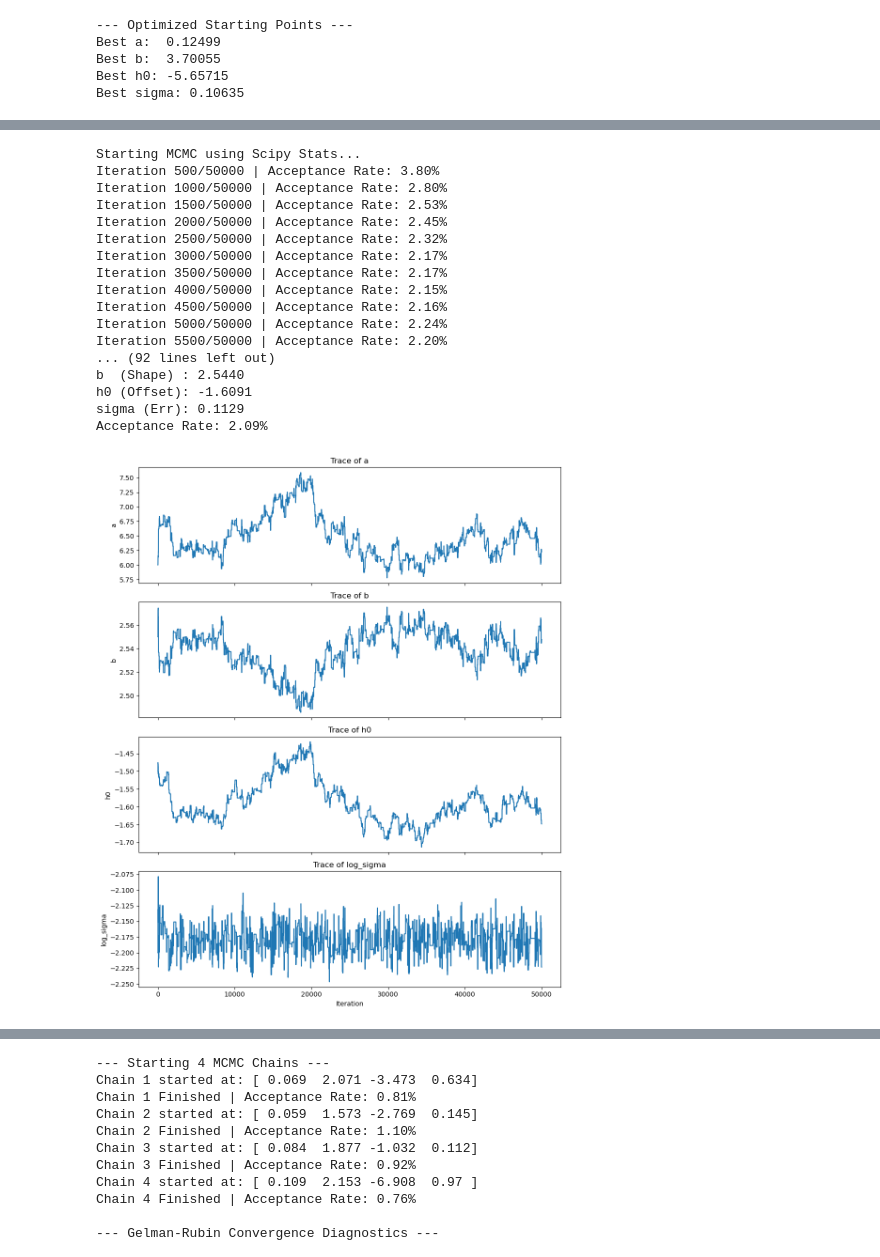
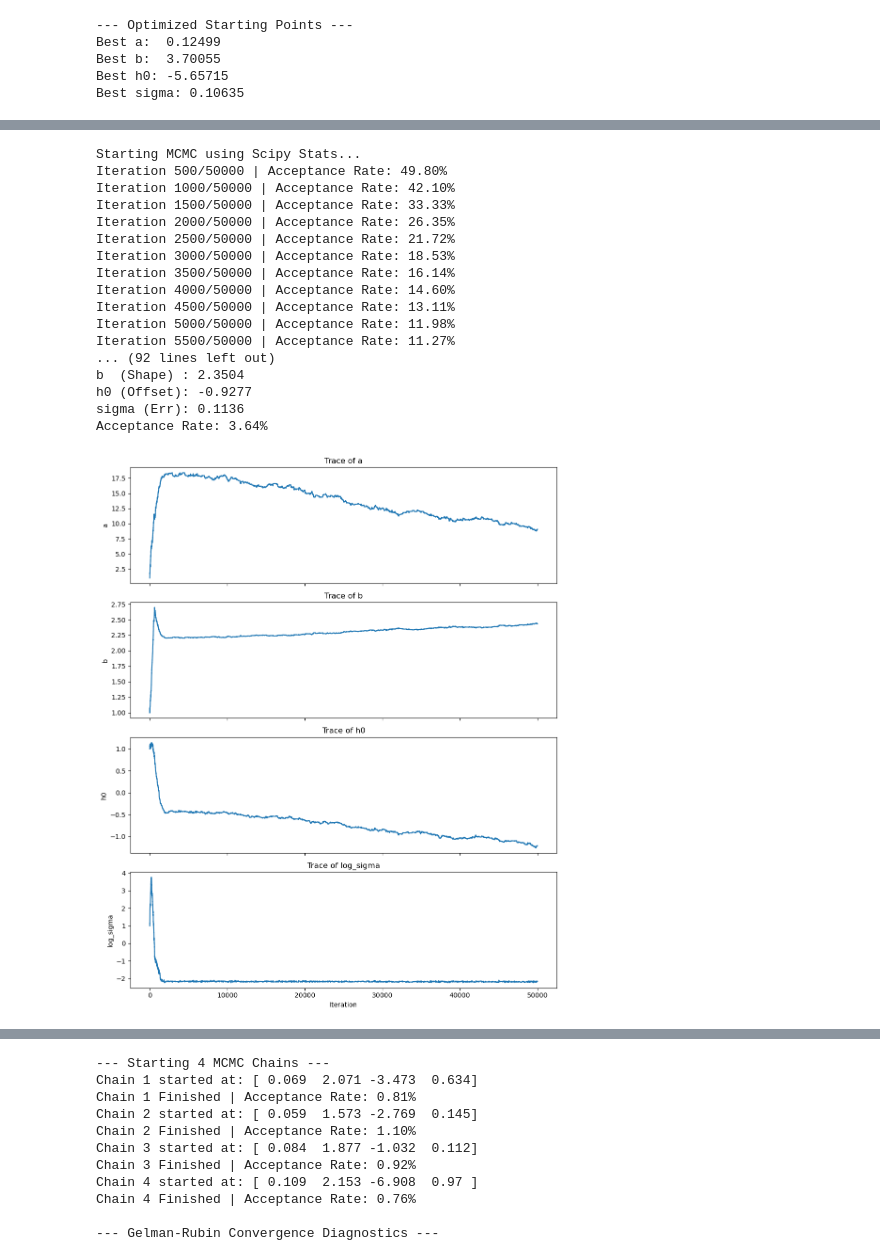
Before and after one commit to Loe-SS/MORE, a Jupyter notebook: discharge_data_analysis.ipynb, the cells around one changed output, grey strips where cells are left out. Cells and saved outputs as stored; diff of their text form; code cells hidden in the pictures.

```diff
--- a/discharge_data_analysis.ipynb
+++ b/discharge_data_analysis.ipynb
@@ -709,44 +709,41 @@ Acceptance Rate: 0.98%
 # %%
 # Prior settings
 prior_mu_a = 10       # Expected value for a
-prior_sigma_a = 10    # Uncertainty for a
+prior_sigma_a = 10    # std for a
 
 prior_mu_b = 2.3       # Expected value for b
-prior_sigma_b = 0.5     # Uncertainty for b
+prior_sigma_b = 0.5     # std for b
 
 prior_mu_h0 = -2.0      # Expected bed level
-prior_sigma_h0 = 0.5    # Uncertainty for h0
+prior_sigma_h0 = 1    # std for h0
 
-# --- 1. Define Model and Probability Functions ---
+# Define model
 
 def stage_discharge_model(Q, a, b, h0):
     # h = h0 + (Q/a)^(1/b)
     term = np.maximum(Q / a, 0)
     return h0 + np.power(term, 1.0/b)
 
+# priors
+
 def log_prior(theta):
     a, b, h0, log_sigma = theta
 
-    # --- A. Hard Constraints (Truncation) ---
-    # We must still enforce physical limits (Truncated Normal)
+    # constrains, a and b must be positive and h0 must be below min observed h
     if a <= 0 or b <= 0:
         return -np.inf
 
-    # Constraint: h0 (bed level) must be below lowest observed water level
-    # Note: Ensure h_combined is defined in your workspace or passed as an arg
     min_h = np.min(h_combined)
     if h0 >= min_h:
         return -np.inf
 
-    # --- B. Gaussian (Normal) Priors using Scipy ---
-    # stats.norm.logpdf(x, loc=mean, scale=std_dev)
+    # Gaussian priors for a, b, h0
 
     lp_a  = stats.norm.logpdf(a, loc=prior_mu_a, scale=prior_sigma_a)
     lp_b  = stats.norm.logpdf(b, loc=prior_mu_b, scale=prior_sigma_b)
     lp_h0 = stats.norm.logpdf(h0, loc=prior_mu_h0, scale=prior_sigma_h0)
 
-    # Uniform prior for log_sigma (Uninformative) -> returns 0.0 (log(1))
-    # Or you could use stats.uniform.logpdf if you had specific bounds
+    # Uniform prior for log_sigma
     lp_sigma = 0.0
 
     return lp_a + lp_b + lp_h0 + lp_sigma
@@ -756,11 +753,10 @@ def log_likelihood(theta, Q_data, h_data):
     sigma = np.exp(log_sigma)
 
     h_model = stage_discharge_model(Q_data, a, b, h0)
+    residuals = h_data - h_model
 
-    # --- Scipy Implementation ---
-    # We calculate the probability of the data (h_data) given the model mean (h_model)
-    # Summing the log probabilities is equivalent to multiplying the actual probabilities
-    log_lik = np.sum(stats.norm.logpdf(h_data, loc=h_model, scale=sigma))
+    # residuals follow normal distribution (assumption)
+    log_lik = np.sum(stats.norm.logpdf(residuals, loc=0, scale=sigma))
 
     return log_lik
 
@@ -770,15 +766,15 @@ def log_posterior(theta, Q_data, h_data):
         return -np.inf
     return lp + log_likelihood(theta, Q_data, h_data)
 
-# --- 2. Setup MCMC Initialization ---
+# MCMC
 
 # Starting Guesses
-initial_theta = np.array([6.0, 2.55, -1.5, -2.2]) # Start at Prior Means
+initial_theta = np.array([1, 1, 1, 1])
 
 # Multivariate Proposal
 raw_step_sizes = np.array([0.1, 0.01, 0.01, 0.05]) # Adjusted step sizes for new scales
+mu_prop = np.zeros(4)
 cov_prop = np.diag(raw_step_sizes**2)
-mu_prop = np.zeros(4)
 
 # MCMC Settings
 n_iterations = 50000
@@ -826,7 +822,7 @@ samples = chain[burn_in:]
 a_est = np.mean(samples[:, 0])
 b_est = np.mean(samples[:, 1])
 h0_est = np.mean(samples[:, 2])
-sigma_est = np.exp(np.mean(samples[:, 3]))
+sigma_est = np.mean(np.exp(samples[:, 3]))
 
 print("\n--- Calibrated Parameters ---")
 print(f"a  (Scale) : {a_est:.4f}")
@@ -844,49 +840,49 @@ for j, ax in enumerate(axes):
     ax.set_ylabel(param_names[j])
     ax.set_title(f"Trace of {param_names[j]}")
 
 plt.xlabel("Iteration")
 plt.tight_layout()
 plt.show()
 
 # Plot Model Fit
 plt.figure(figsize=(12, 7))
 plt.scatter(Q_combined, h_combined, alpha=0.3, label='Training Data', color='gray', s=15)
 
 # Generate Model Curve
 Q_range = np.linspace(np.min(Q_combined), np.max(Q_combined), 200)
 h_mean_fit = stage_discharge_model(Q_range, a_est, b_est, h0_est)
 
 upper_bound = h_mean_fit + 1.96 * sigma_est
 lower_bound = h_mean_fit - 1.96 * sigma_est
 
 plt.fill_between(Q_range, lower_bound, upper_bound, color='red', alpha=0.2, label='95% Prediction Interval')
 plt.plot(Q_range, h_mean_fit, color='red', linewidth=2, label='Calibrated Model')
 
 plt.xlabel("Discharge Q [m³/s]")
 plt.ylabel("Water Level h [cm]")
 plt.title(f"MCMC Fit (Scipy Implementation)")
 plt.legend()
 plt.grid(True, alpha=0.3)
 plt.show()
 # %% [output]
 Starting MCMC using Scipy Stats...
-Iteration 500/50000 | Acceptance Rate: 3.80%
-Iteration 1000/50000 | Acceptance Rate: 2.80%
-Iteration 1500/50000 | Acceptance Rate: 2.53%
-Iteration 2000/50000 | Acceptance Rate: 2.45%
-Iteration 2500/50000 | Acceptance Rate: 2.32%
-Iteration 3000/50000 | Acceptance Rate: 2.17%
-Iteration 3500/50000 | Acceptance Rate: 2.17%
-Iteration 4000/50000 | Acceptance Rate: 2.15%
-Iteration 4500/50000 | Acceptance Rate: 2.16%
-Iteration 5000/50000 | Acceptance Rate: 2.24%
-Iteration 5500/50000 | Acceptance Rate: 2.20%
+Iteration 500/50000 | Acceptance Rate: 49.80%
+Iteration 1000/50000 | Acceptance Rate: 42.10%
+Iteration 1500/50000 | Acceptance Rate: 33.33%
+Iteration 2000/50000 | Acceptance Rate: 26.35%
+Iteration 2500/50000 | Acceptance Rate: 21.72%
+Iteration 3000/50000 | Acceptance Rate: 18.53%
+Iteration 3500/50000 | Acceptance Rate: 16.14%
+Iteration 4000/50000 | Acceptance Rate: 14.60%
+Iteration 4500/50000 | Acceptance Rate: 13.11%
+Iteration 5000/50000 | Acceptance Rate: 11.98%
+Iteration 5500/50000 | Acceptance Rate: 11.27%
 ... (92 lines left out)
-b  (Shape) : 2.5440
-h0 (Offset): -1.6091
-sigma (Err): 0.1129
-Acceptance Rate: 2.09%
+b  (Shape) : 2.3504
+h0 (Offset): -0.9277
+sigma (Err): 0.1136
+Acceptance Rate: 3.64%
-[figure, old version]
+[figure, new version]
 [figure]
 # %%
 # Define model and likelihood functions
```
Also changed, not shown: parts of 4 cells of this notebook.
